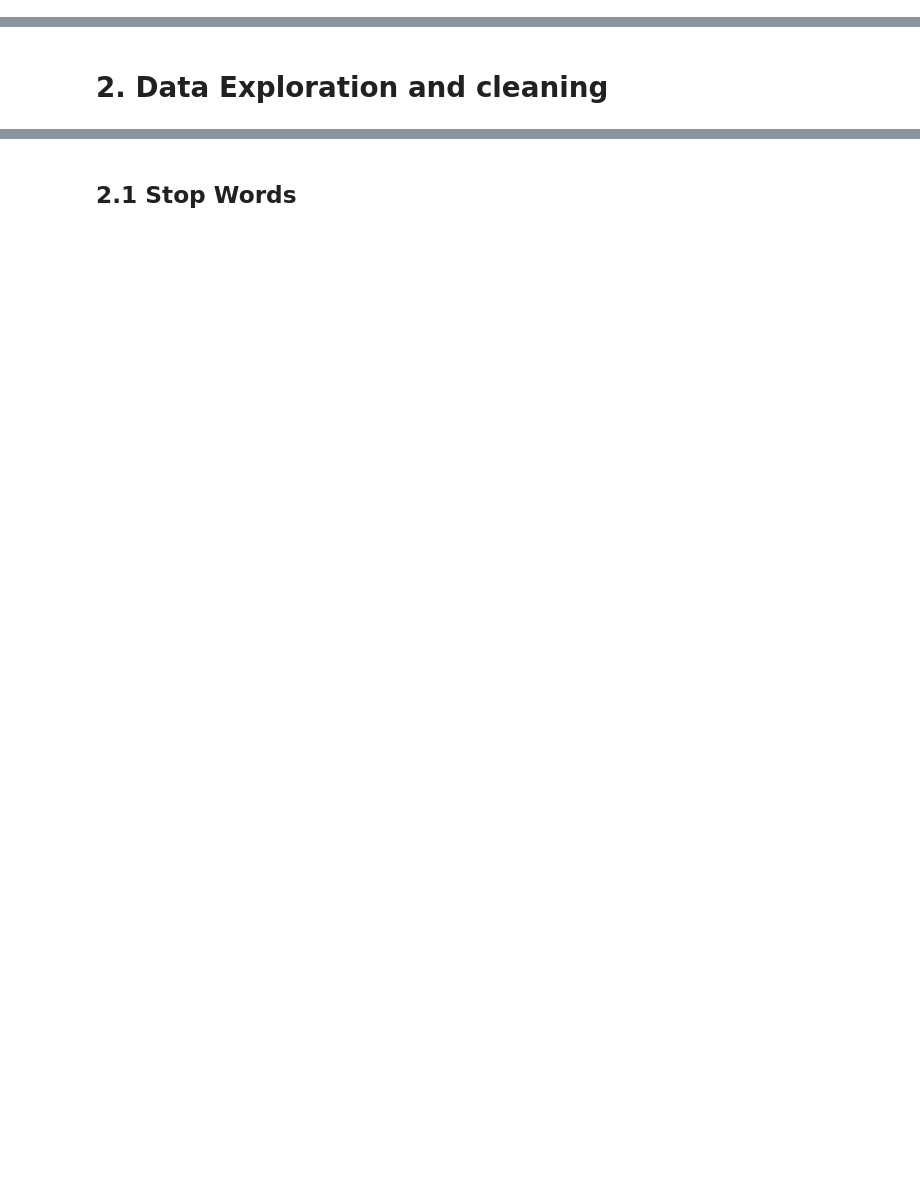
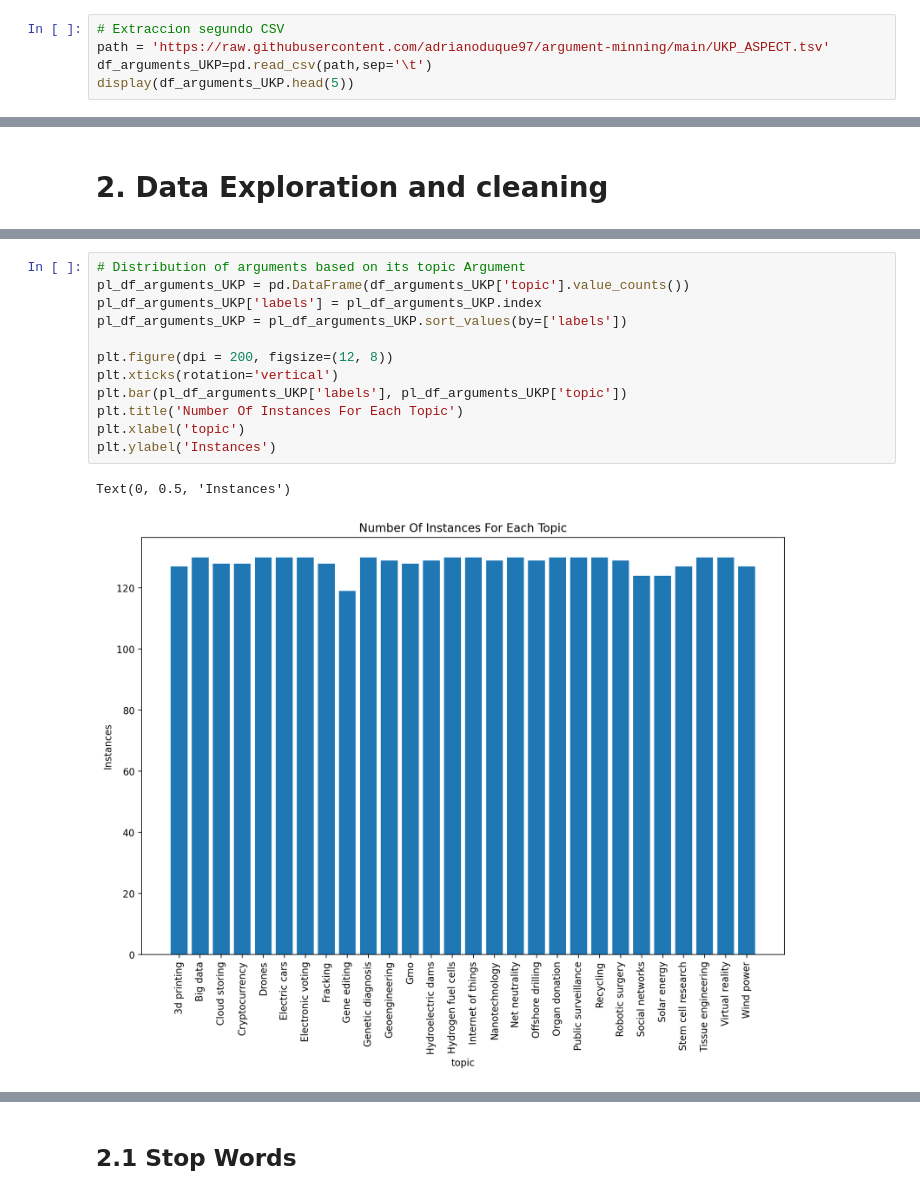
Before and after one commit to adrianoduque97/argument-minning, a Jupyter notebook: ArgumentMinning_TFM.ipynb, the cells around one changed output, grey strips where cells are left out. Cells and saved outputs as stored; diff of their text form; blank space fills up the shorter version.

```diff
--- a/ArgumentMinning_TFM.ipynb
+++ b/ArgumentMinning_TFM.ipynb
@@ -37,3 +37,8 @@ display(df_arguments.head(5))
 | 3 | 1 | test | This house believes that the sale... | the sale of violent video games t... | -1 | 2977 | PRO | ... |
 | 4 | 1 | test | This house believes that the sale... | the sale of violent video games t... | -1 | 2978 | PRO | ... |
 5 rows × 21 columns
+# %%
+# Extraccion segundo CSV
+path = 'https://raw.githubusercontent.com/adrianoduque97/argument-minning/main/UKP_ASPECT.tsv'
+df_arguments_UKP=pd.read_csv(path,sep='\t')
+display(df_arguments_UKP.head(5))
@@ -105,0 +136,15 @@ df_arguments_final.head(5)
+# %%
+# Distribution of arguments based on its topic Argument
+pl_df_arguments_UKP = pd.DataFrame(df_arguments_UKP['topic'].value_counts())
+pl_df_arguments_UKP['labels'] = pl_df_arguments_UKP.index
+pl_df_arguments_UKP = pl_df_arguments_UKP.sort_values(by=['labels'])
+
+plt.figure(dpi = 200, figsize=(12, 8))
+plt.xticks(rotation='vertical')
+plt.bar(pl_df_arguments_UKP['labels'], pl_df_arguments_UKP['topic'])
+plt.title('Number Of Instances For Each Topic')
+plt.xlabel('topic')
+plt.ylabel('Instances')
+# %% [output]
+Text(0, 0.5, 'Instances')
+[figure, added]
```
Also changed, not shown: parts of 57 cells of this notebook.
